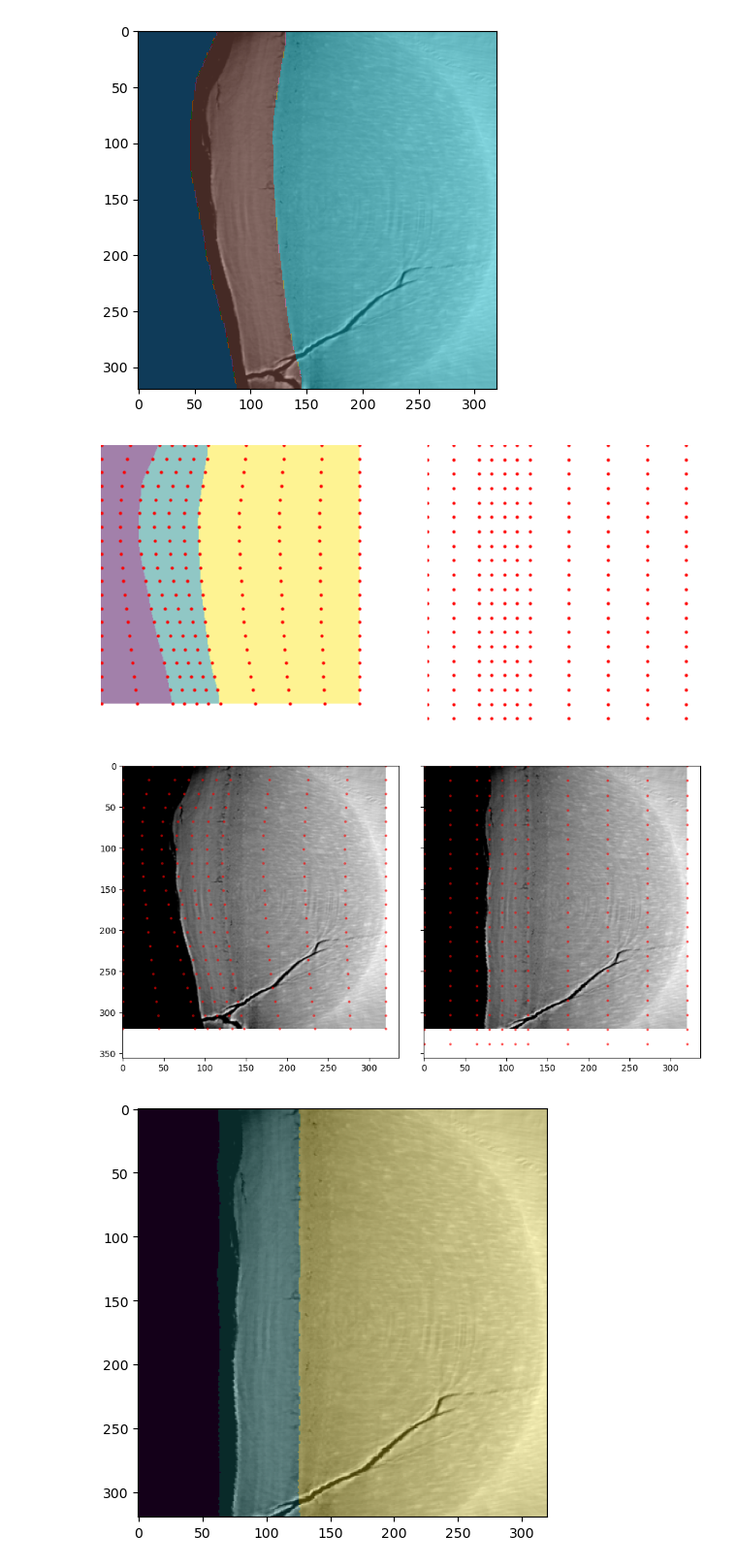
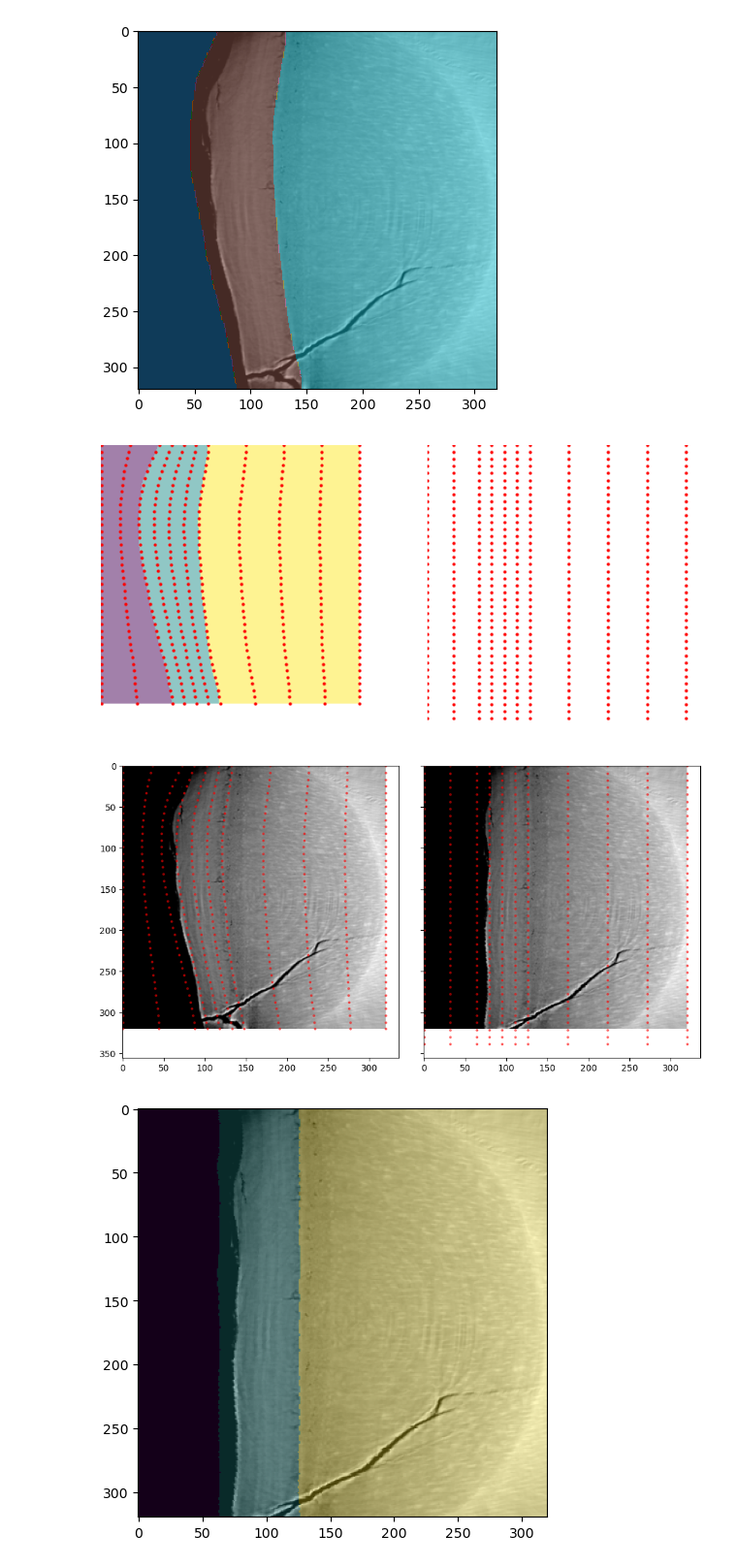
Before and after one commit to JGIBristol/cementum_imaging, a Jupyter notebook: straighten_mesh.ipynb, the cells around one changed output. Shown at 97% size. Saved outputs shown, nothing was run; the diff lists cells and outputs as text; code cells hidden in the pictures.

```diff
--- a/straighten_mesh.ipynb
+++ b/straighten_mesh.ipynb
@@ -24,31 +24,31 @@ plt.imshow(mask, cmap="tab10", alpha=0.5)
 # %%
 """
 Create grids of points to map to/from
 
 """
 from cementum import straighten
 
-n_x, n_y = 5, 20
+n_x, n_y = 5, 40
 n_left, n_right = 3, 5
 
 plot_kw = {"marker": "o", "linestyle": "none"}
 
 fig, axes = plt.subplots(1, 2, sharex=True, sharey=True, figsize=(10, 5))
 for axis in axes:
     axis.set_aspect("equal")
     axis.set_axis_off()
 
 # Concatenate all the points together
 curve_pts = straighten.mask_mesh(mask, n_y, (n_left, n_x, n_right))
 straight_pts = straighten.straight_mesh(mask, n_y, (n_left, n_x, n_right))
 
 axes[0].plot(curve_pts[:, 0], curve_pts[:, 1], color="r", **plot_kw, markersize=2)
 axes[0].imshow(mask, alpha=0.5)
 axes[1].plot(straight_pts[:, 0], straight_pts[:, 1], color="r", **plot_kw, markersize=2)
 
 fig.savefig("mesh.png")
 # %% [output]
-[figure, old version]
+[figure, new version]
 # %%
 """
 Straighten the image
@@ -56,7 +56,7 @@ Straighten the image
 """
 import numpy as np
 
-image_transformed = straighten.apply_transformation(image, curve_pts, straight_pts)
+image_transformed = straighten.apply_transformation(image, curve_pts, straight_pts, order=0)
 
 # Display the straightened image
 plot_kw = {**plot_kw, "markersize": 2, "color": "r", "alpha": 0.5}
@@ -75,7 +75,7 @@ axes[1].plot(straight_pts[:, 0], straight_pts[:, 1], **plot_kw)
 # Save the straightened image
 np.save("straightened_image.npy", image_transformed)
 # %% [output]
-[figure, old version]
+[figure, new version]
 # %%
 """ Also straighten the mask """
 mask_transformed = straighten.apply_transformation(mask, curve_pts, straight_pts)
```
Also changed, not shown: 1 other file.
